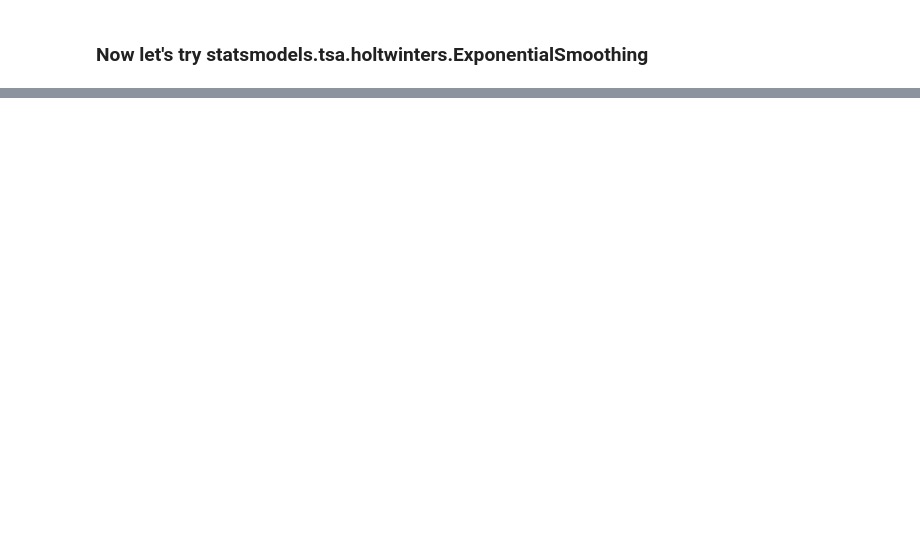
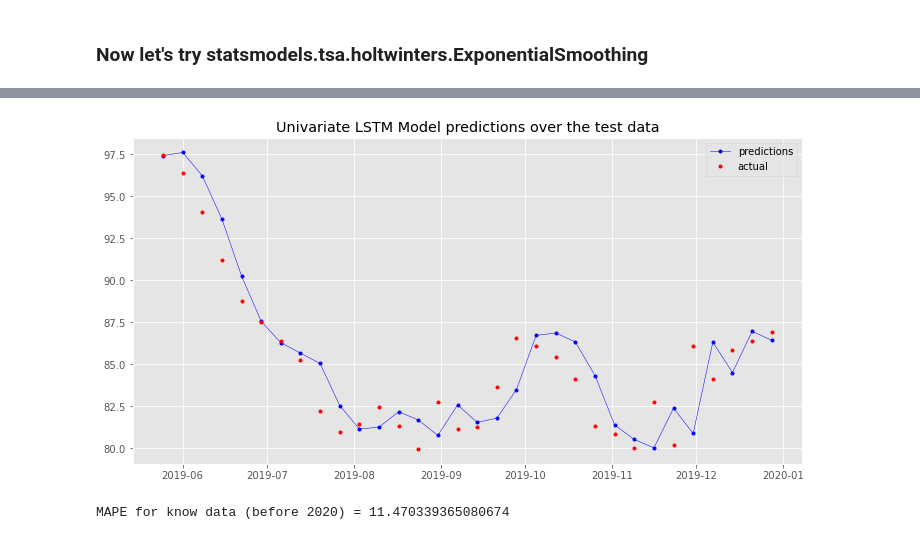
Before and after one commit to ArunMitra/Wholesale-Tea-Price-Prediction, a Jupyter notebook: Notebooks/tea_model_exploration.ipynb, the cells around one changed output, grey strips where cells are left out. Drawn from its saved outputs; the diff is of its cells as text; code cells hidden in the pictures; blank space fills up the shorter version.

```diff
--- a/Notebooks/tea_model_exploration.ipynb
+++ b/Notebooks/tea_model_exploration.ipynb
@@ -706,0 +577,10 @@ fit1?
+# %%
+LSTM_price_model = keras.Sequential()
+
+LSTM_price_model.add(keras.layers.LSTM(52, input_shape=(n_prev, 1), return_sequences=True))
+
+LSTM_price_model.add(keras.layers.LSTM(52, return_sequences=False))
+
+LSTM_price_model.add(keras.layers.Dense(1, activation='relu')) # 'linear'
+
+LSTM_price_model.compile(optimizer='adam', loss='mse')
@@ -706,0 +608,2 @@ fit1?
+# %%
+LSTM_price_model.fit(x_train, y_train, batch_size=10, epochs=100)
@@ -706,0 +629,9 @@ fit1?
+# %%
+def get_timestamp():
+    timestamp =   str(datetime.now().year) + '_'\
+                + str(datetime.now().month).zfill(2) + '_'\
+                + str(datetime.now().day).zfill(2) + '_'\
+                + str(datetime.now().hour).zfill(2) + '_'\
+                + str(datetime.now().minute).zfill(2) + '_'\
+                + str(datetime.now().second).zfill(2)
+    return timestamp
@@ -706,0 +663,3 @@ fit1?
+# %%
+y_pred = LSTM_price_model.predict(x_test)
+y_pred
@@ -706,0 +684,10 @@ fit1?
+# %%
+# Plot the predictions (one step ahead) against the test data
+fig, ax = plt.subplots(figsize=(12,6))
+ax.plot(pd.to_datetime(time_series[-len(y_pred):]), y_pred, 'b.-', label='predictions', lw=0.5)
+ax.plot(pd.to_datetime(time_series[-len(y_pred):]), y_test, 'r.', label='actual')
+ax.set_title('Univariate LSTM Model predictions over the test data')
+fig.savefig('../Images/UnivariateLSTMModelPredictions_testdata_' + get_timestamp())
+ax.legend();
+# %% [output]
+[figure, added]
@@ -706,0 +699,5 @@ fit1?
+# %%
+# Calaculate MAPE
+print(f'MAPE for know data (before 2020) = {mape(price_series, y_pred)}')
+# %% [output]
+MAPE for know data (before 2020) = 11.470339365080674
```
Also changed, not shown: parts of 67 cells of this notebook, 7 other files.
